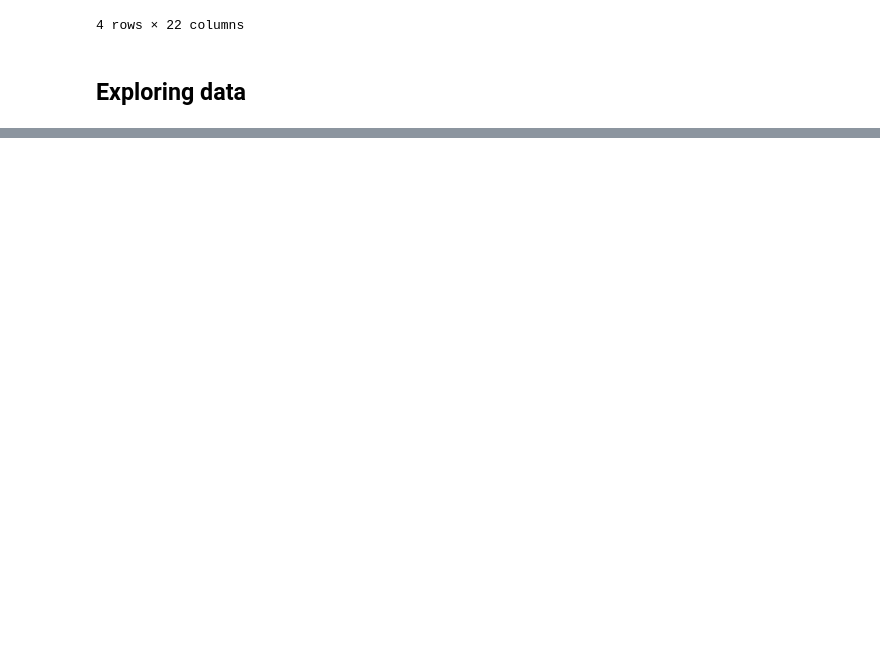
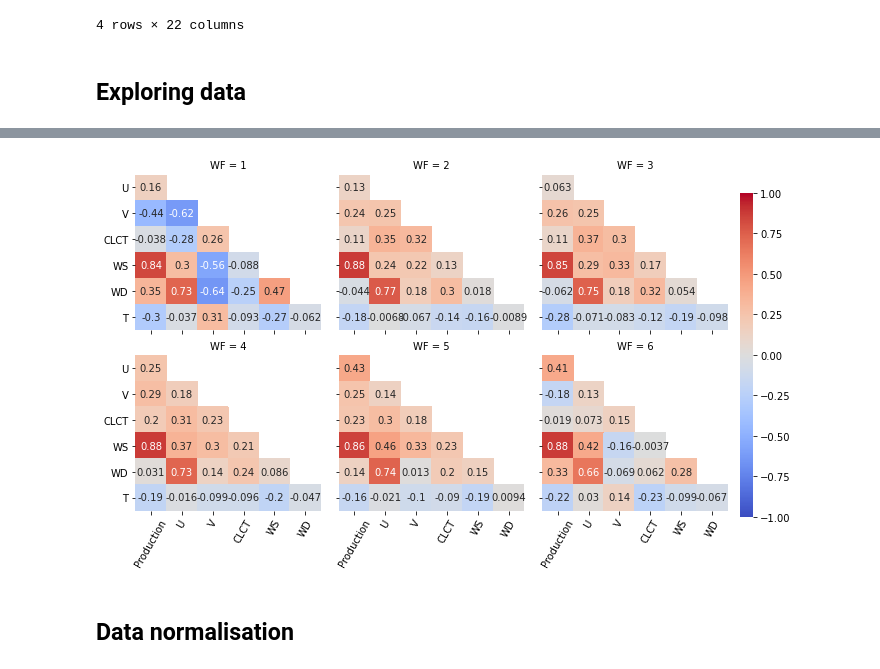
Before and after one commit to nicolashuyghe/cnr_Challenge, a Jupyter notebook: notebooks/cnr_challenge_v0.ipynb, the cells around one changed output, grey strips where cells are left out. Drawn from its saved outputs; the diff is of its cells as text; code cells hidden in the pictures; blank space fills up the shorter version.

```diff
--- a/notebooks/cnr_challenge_v0.ipynb
+++ b/notebooks/cnr_challenge_v0.ipynb
@@ -202,0 +292,8 @@ df_aug.loc[51:54]
+# %%
+# Compute the mean value for each weather variable across the NWP models
+nwp_cols = [col for col in df_aug.columns if col.startswith('NWP')]
+df_mean = df_aug.drop(columns=nwp_cols)
+for nwp_var in set([col.split('_')[1] for col in nwp_cols]):
+    predictors = [col for col in nwp_cols if col.split('_')[1] == nwp_var]
+    df_mean.loc[:, nwp_var] = df_aug[predictors].mean(axis=1)
+df_mean.head()
@@ -202,0 +308,20 @@ df_aug.loc[51:54]
+# %%
+def unit_wf_corr_graph(data, color):
+    """ Plot the correlation matrix of a given wind farm """
+    corr = data.drop(columns="WF").corr()
+    mask = np.zeros(corr.shape, dtype=bool)
+    mask[np.triu_indices(len(mask))] = True
+    a = sns.heatmap(corr, cmap="coolwarm", mask=mask, vmin=-1, vmax=1, cbar_ax=cbar_ax, annot=True)
+    a.set_ylim(len(corr), 1)
+    a.set_xlim(0, len(corr.columns) - 1)
+# %%
+grid = sns.FacetGrid(df_mean, col="WF", col_wrap=3)
+cbar_ax = grid.fig.add_axes([1.0, 0.15, 0.02, 0.75])
+grid.map_dataframe(unit_wf_corr_graph)
+for axes in grid.axes.flat:
+    plt.setp(axes.xaxis.get_majorticklabels(), rotation=60)
+plt.show()
+# %% [output]
+[figure, added]
+# %% [markdown]
+## Data normalisation
```
Also changed, not shown: parts of 22 cells of this notebook, 2 other files.
